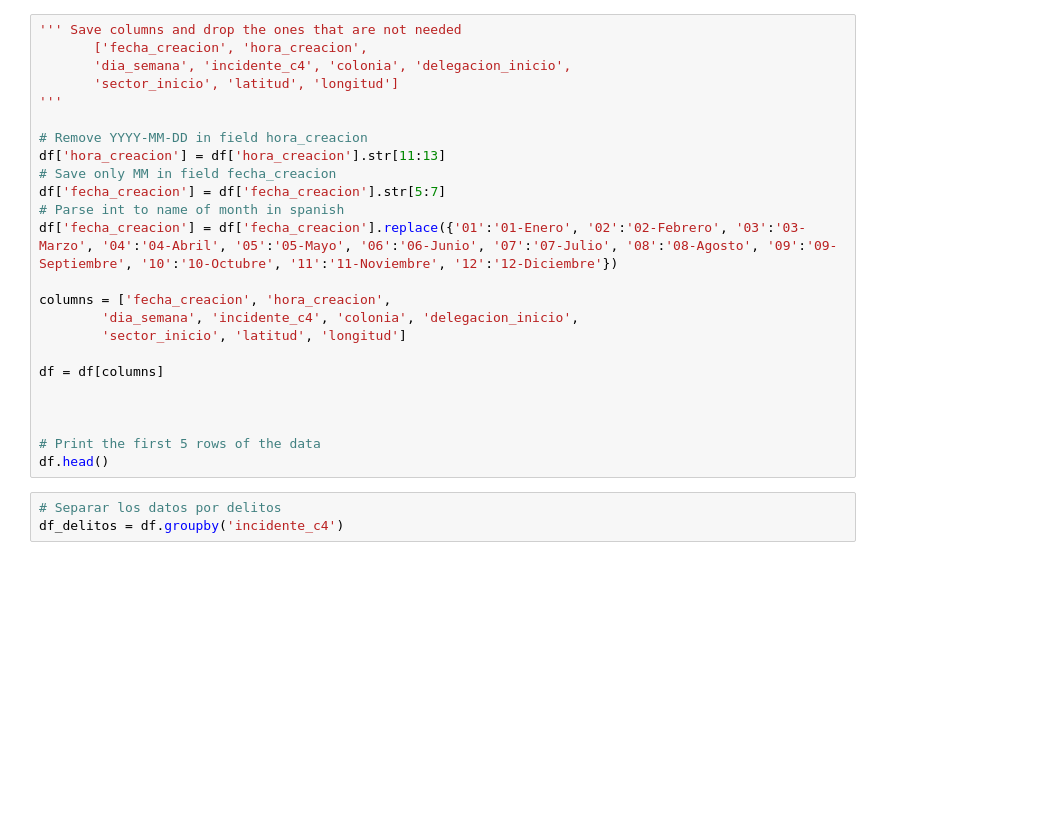
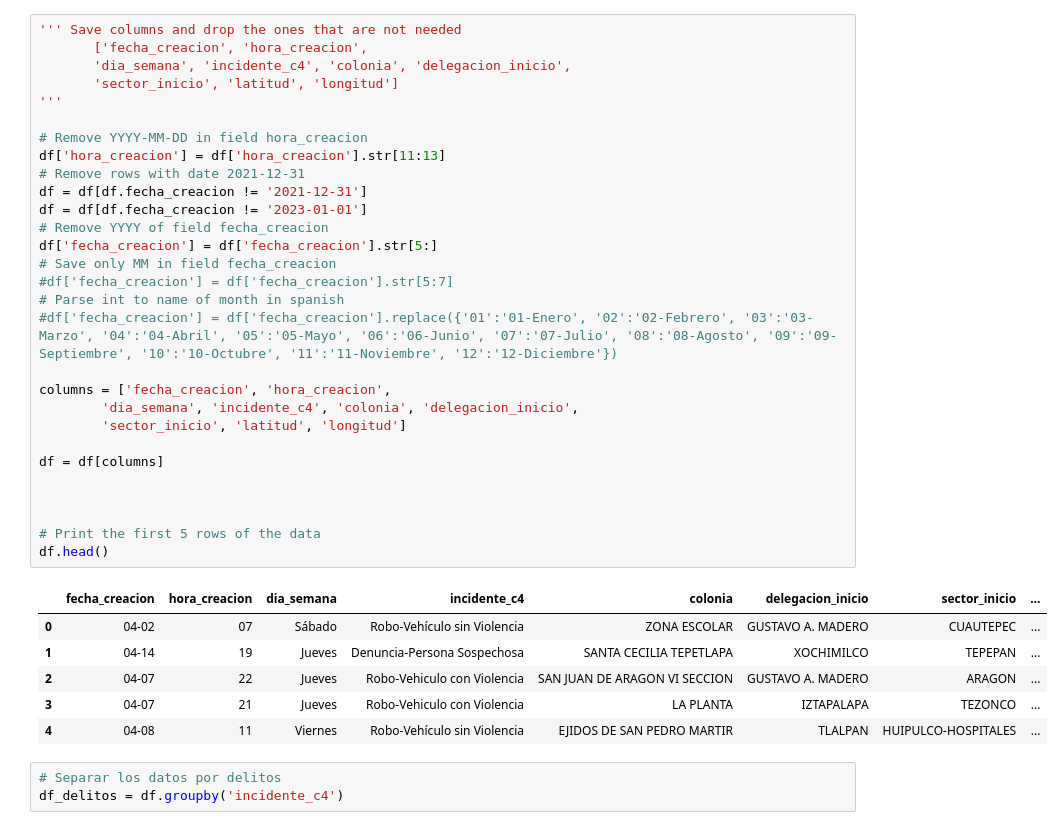
Before and after one commit to M1ndBlast/c5, a Jupyter notebook: tendencias.ipynb, the cells around one changed output. Saved outputs shown, nothing was run; the diff lists cells and outputs as text; blank space fills up the shorter version.

```diff
--- a/tendencias.ipynb
+++ b/tendencias.ipynb
@@ -19,27 +38,39 @@ df.head()
 # %%
 ''' Save columns and drop the ones that are not needed
        ['fecha_creacion', 'hora_creacion',
        'dia_semana', 'incidente_c4', 'colonia', 'delegacion_inicio',
        'sector_inicio', 'latitud', 'longitud']
 '''
 
 # Remove YYYY-MM-DD in field hora_creacion
 df['hora_creacion'] = df['hora_creacion'].str[11:13]
+# Remove rows with date 2021-12-31
+df = df[df.fecha_creacion != '2021-12-31']
+df = df[df.fecha_creacion != '2023-01-01']
+# Remove YYYY of field fecha_creacion
+df['fecha_creacion'] = df['fecha_creacion'].str[5:]
 # Save only MM in field fecha_creacion
-df['fecha_creacion'] = df['fecha_creacion'].str[5:7]
+#df['fecha_creacion'] = df['fecha_creacion'].str[5:7]
 # Parse int to name of month in spanish
-df['fecha_creacion'] = df['fecha_creacion'].replace({'01':'01-Enero', '02':'02-Febrero', '03':'03-Marzo', '04':'04-Abril', '05':'05-Mayo', '06':'06-Junio', '07':'07-Julio', '08':'08-Agosto', '09':'09-Septiembre', '10':'10-Octubre', '11':'11-Noviembre', '12':'12-Diciembre'})
+#df['fecha_creacion'] = df['fecha_creacion'].replace({'01':'01-Enero', '02':'02-Febrero', '03':'03-Marzo', '04':'04-Abril', '05':'05-Mayo', '06':'06-Junio', '07':'07-Julio', '08':'08-Agosto', '09':'09-Septiembre', '10':'10-Octubre', '11':'11-Noviembre', '12':'12-Diciembre'})
 
 columns = ['fecha_creacion', 'hora_creacion',
         'dia_semana', 'incidente_c4', 'colonia', 'delegacion_inicio',
         'sector_inicio', 'latitud', 'longitud']
 
 df = df[columns]
 
 
 
 # Print the first 5 rows of the data
 df.head()
+# %% [output]
+|  | fecha_creacion | hora_creacion | dia_semana | incidente_c4 | colonia | delegacion_inicio | sector_inicio | ... |
+| 0 | 04-02 | 07 | Sábado | Robo-Vehículo sin Violencia | ZONA ESCOLAR | GUSTAVO A. MADERO | CUAUTEPEC | ... |
+| 1 | 04-14 | 19 | Jueves | Denuncia-Persona Sospechosa | SANTA CECILIA TEPETLAPA | XOCHIMILCO | TEPEPAN | ... |
+| 2 | 04-07 | 22 | Jueves | Robo-Vehiculo con Violencia | SAN JUAN DE ARAGON VI SECCION | GUSTAVO A. MADERO | ARAGON | ... |
+| 3 | 04-07 | 21 | Jueves | Robo-Vehiculo con Violencia | LA PLANTA | IZTAPALAPA | TEZONCO | ... |
+| 4 | 04-08 | 11 | Viernes | Robo-Vehículo sin Violencia | EJIDOS DE SAN PEDRO MARTIR | TLALPAN | HUIPULCO-HOSPITALES | ... |
 # %%
 # Separar los datos por delitos
 df_delitos = df.groupby('incidente_c4')
```
Also changed, not shown: parts of 8 cells of this notebook.
